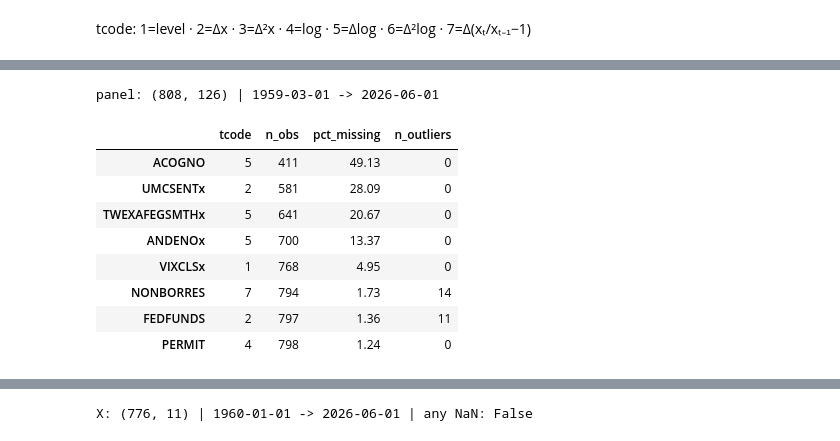
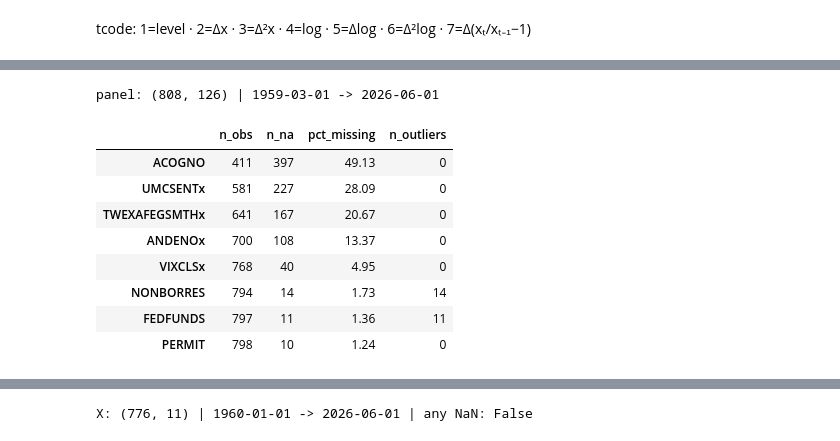
Before and after one commit to wjackson92/macroeconomic-factor-analysis, a Jupyter notebook: macroeconomic_factor_analysis.ipynb, the cells around one changed output, grey strips where cells are left out. Saved outputs shown, nothing was run; the diff lists cells and outputs as text; code cells hidden in the pictures.

```diff
--- a/macroeconomic_factor_analysis.ipynb
+++ b/macroeconomic_factor_analysis.ipynb
@@ -32,7 +41,7 @@ raw_data = raw_data.apply(pd.to_numeric, errors="coerce").sort_index()
 # %% [markdown]
 tcode: 1=level · 2=Δx · 3=Δ²x · 4=log · 5=Δlog · 6=Δ²log · 7=Δ(xₜ/xₜ₋₁−1)
 # %%
-def _transform_series(s, tcode):
+def transform_series(s, tcode):
     """Map one series to stationary form via its McCracken-Ng transform code."""
     small = 1e-6
     if tcode == 1: return s                                        # level
@@ -50,0 +55,5 @@ transformed = pd.DataFrame(
+# %%
+cols = {}
+for c in raw_data.columns:
+    cols[c] = transform_series(raw_data[c], tcodes[c])
+transformed = pd.DataFrame(cols, index=raw_data.index)
@@ -58,23 +167,24 @@ cleaned = transformed.mask(outlier_mask)      # new name, so re-running is safe
 # %%
 panel = cleaned.iloc[2:]                       # first 2 rows lost to 2nd differences
 
 summary = pd.DataFrame({
-    "tcode": tcodes,
     "n_obs": panel.notna().sum(),
+    "n_na": panel.isna().sum(),
     "pct_missing": (panel.isna().mean() * 100).round(2),
     "n_outliers": n_outliers,
+
 })
 
 print("panel:", panel.shape, "|", panel.index.min().date(), "->", panel.index.max().date())
-summary.sort_values("pct_missing", ascending=False).head(8)
+summary.sort_values("n_na", ascending=False).head(8)
 # %% [output]
 panel: (808, 126) | 1959-03-01 -> 2026-06-01
-|  | tcode | n_obs | pct_missing | n_outliers |
-| ACOGNO | 5 | 411 | 49.13 | 0 |
-| UMCSENTx | 2 | 581 | 28.09 | 0 |
-| TWEXAFEGSMTHx | 5 | 641 | 20.67 | 0 |
-| ANDENOx | 5 | 700 | 13.37 | 0 |
-| VIXCLSx | 1 | 768 | 4.95 | 0 |
-| NONBORRES | 7 | 794 | 1.73 | 14 |
-| FEDFUNDS | 2 | 797 | 1.36 | 11 |
-| PERMIT | 4 | 798 | 1.24 | 0 |
+|  | n_obs | n_na | pct_missing | n_outliers |
+| ACOGNO | 411 | 397 | 49.13 | 0 |
+| UMCSENTx | 581 | 227 | 28.09 | 0 |
+| TWEXAFEGSMTHx | 641 | 167 | 20.67 | 0 |
+| ANDENOx | 700 | 108 | 13.37 | 0 |
+| VIXCLSx | 768 | 40 | 4.95 | 0 |
+| NONBORRES | 794 | 14 | 1.73 | 14 |
+| FEDFUNDS | 797 | 11 | 1.36 | 11 |
+| PERMIT | 798 | 10 | 1.24 | 0 |
```
Also changed, not shown: parts of 31 cells of this notebook.
